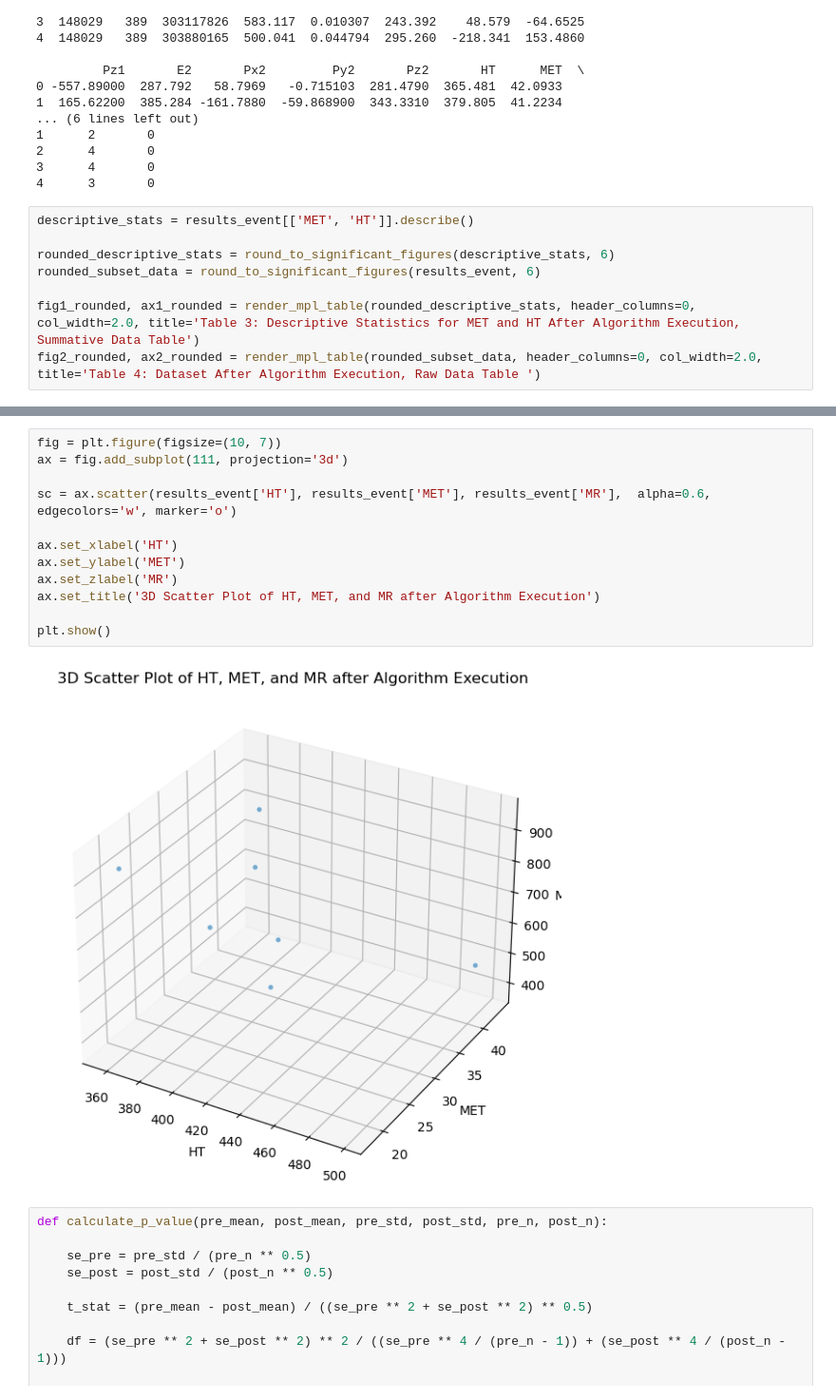
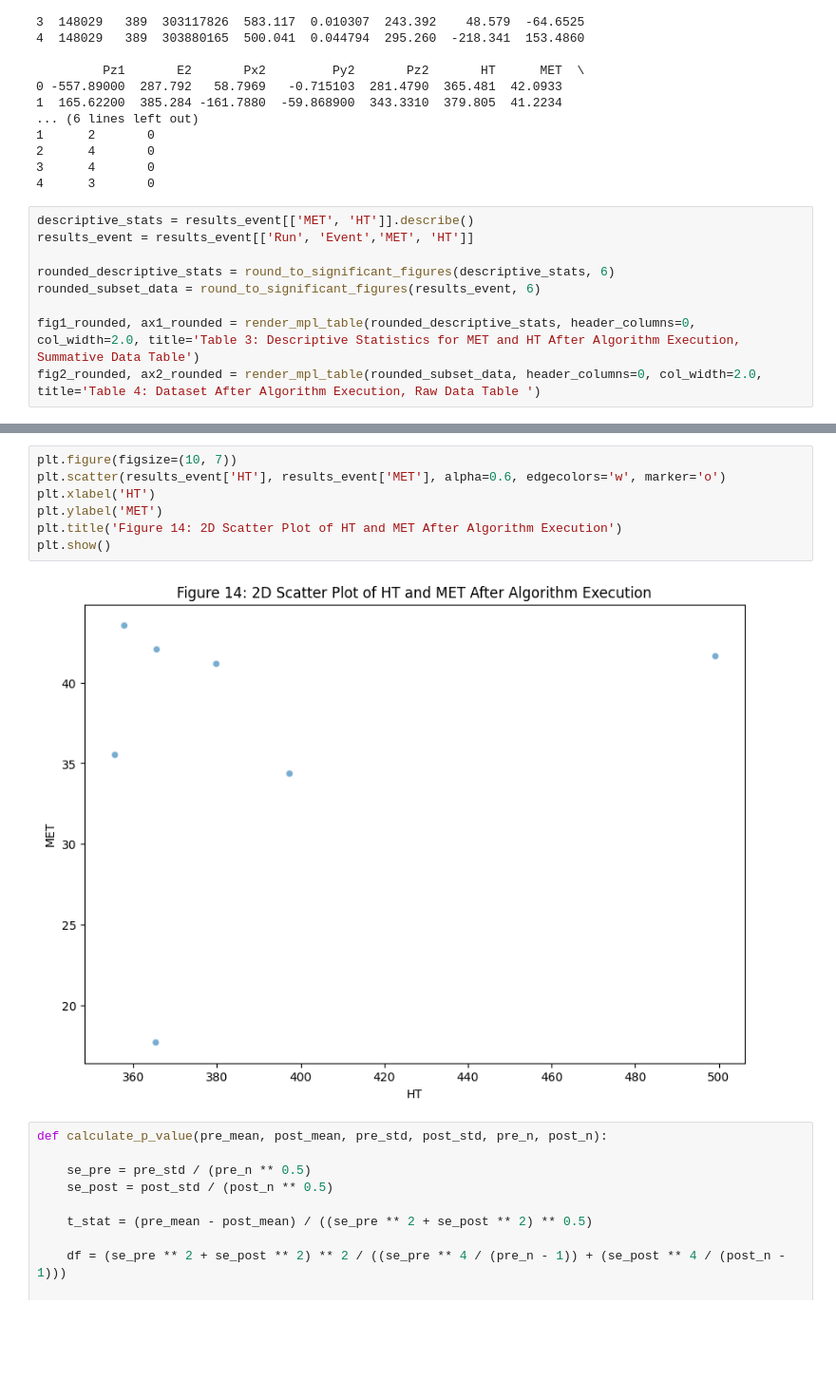
Before and after one commit to rtenacity/dark-matter-genetic, a Jupyter notebook: main.ipynb, the cells around one changed output, grey strips where cells are left out. Shown at 95% size. Cells and saved outputs as stored; diff of their text form; blank space fills up the shorter version.

```diff
--- a/main.ipynb
+++ b/main.ipynb
@@ -344,6 +338,7 @@ Columns in results_df: ['Event']
 4      3       0
 # %%
 descriptive_stats = results_event[['MET', 'HT']].describe()
+results_event = results_event[['Run', 'Event','MET', 'HT']]
 
 rounded_descriptive_stats = round_to_significant_figures(descriptive_stats, 6)
 rounded_subset_data = round_to_significant_figures(results_event, 6)
@@ -356,17 +351,12 @@ fig2_rounded, ax2_rounded = render_mpl_table(rounded_subset_data, header_columns
 # %%
-fig = plt.figure(figsize=(10, 7))
-ax = fig.add_subplot(111, projection='3d')
-
-sc = ax.scatter(results_event['HT'], results_event['MET'], results_event['MR'],  alpha=0.6, edgecolors='w', marker='o')
-
-ax.set_xlabel('HT')
-ax.set_ylabel('MET')
-ax.set_zlabel('MR')
-ax.set_title('3D Scatter Plot of HT, MET, and MR after Algorithm Execution')
-
+plt.figure(figsize=(10, 7))
+plt.scatter(results_event['HT'], results_event['MET'], alpha=0.6, edgecolors='w', marker='o')
+plt.xlabel('HT')
+plt.ylabel('MET')
+plt.title('Figure 14: 2D Scatter Plot of HT and MET After Algorithm Execution')
 plt.show()
 # %% [output]
-[figure, old version]
+[figure, new version]
 # %%
 def calculate_p_value(pre_mean, post_mean, pre_std, post_std, pre_n, post_n):
 
```
Also changed, not shown: parts of 2 cells of this notebook.
